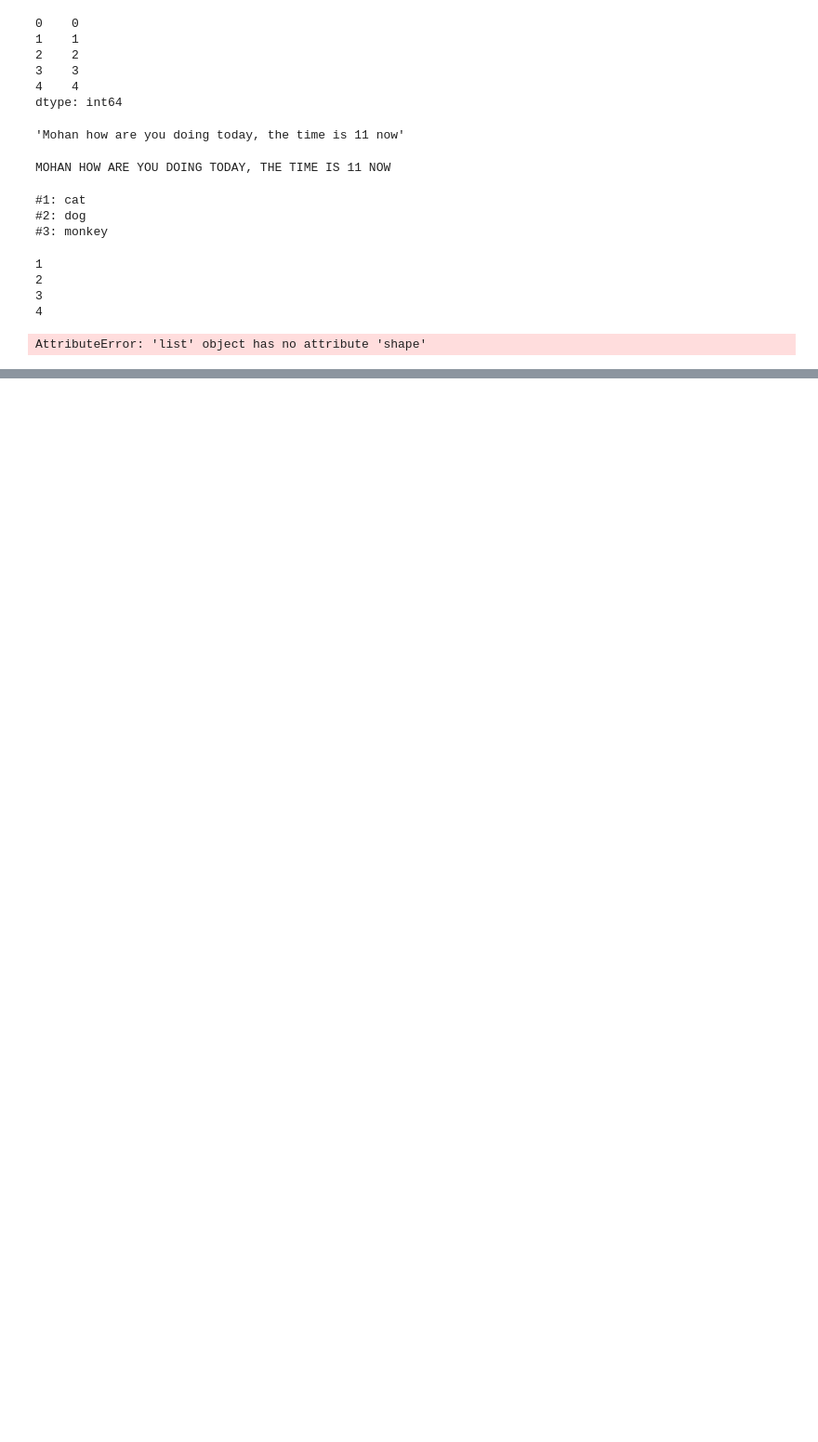
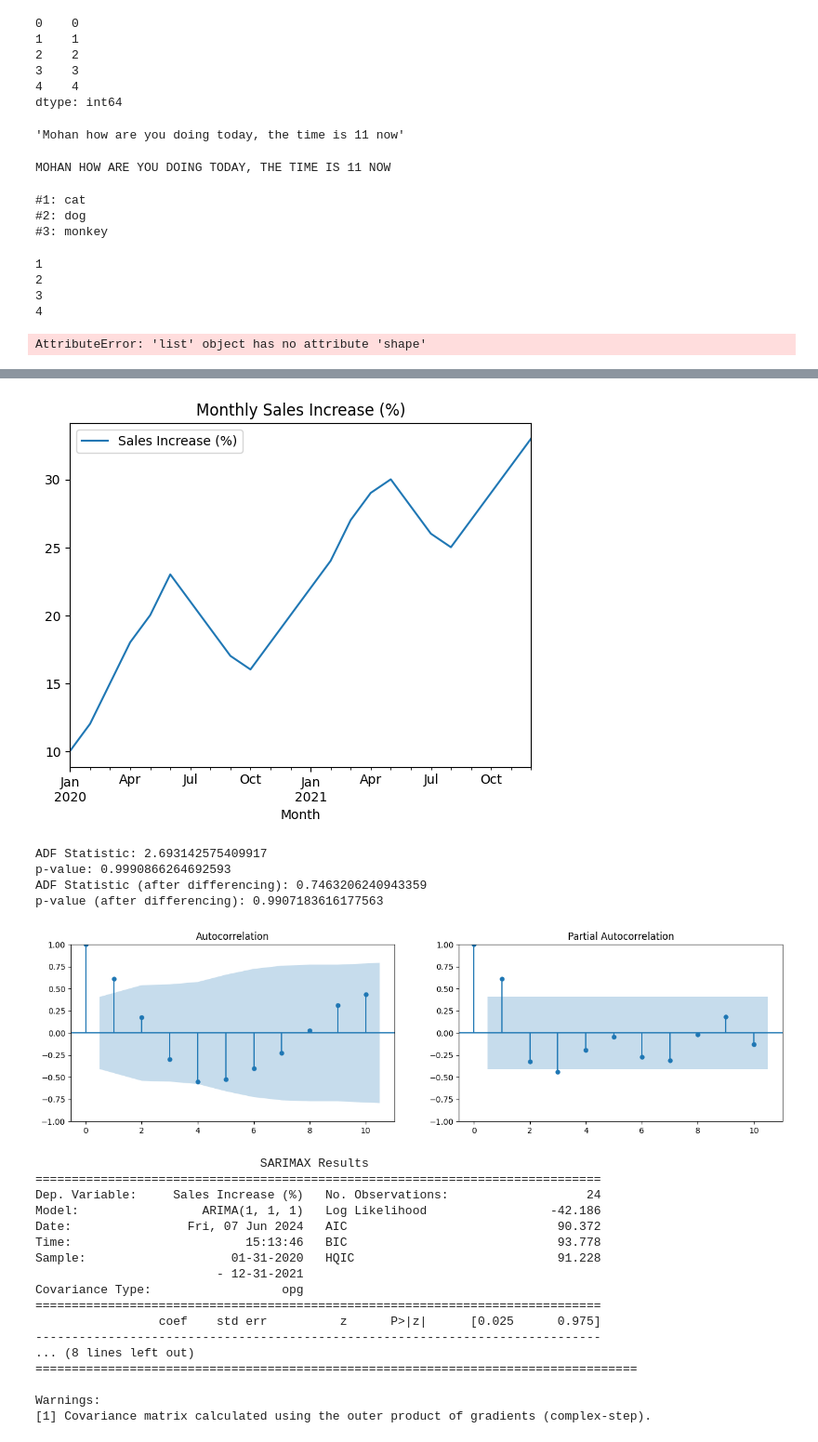
Before and after one commit to Mohan-this-side/Leetcode_Grind, a Jupyter notebook: Rough_work.ipynb, the cells around one changed output, grey strips where cells are left out. Shown at 93% size. Saved outputs shown, nothing was run; the diff lists cells and outputs as text; code cells hidden in the pictures; blank space fills up the shorter version.

```diff
--- a/Rough_work.ipynb
+++ b/Rough_work.ipynb
@@ -530,0 +865,80 @@ AttributeError: 'list' object has no attribute 'shape'
+# %%
+import pandas as pd
+import numpy as np
+import matplotlib.pyplot as plt
+from statsmodels.tsa.stattools import adfuller
+from statsmodels.graphics.tsaplots import plot_acf, plot_pacf
+from statsmodels.tsa.arima.model import ARIMA
+
+# Step 1: Data Preparation
+data = {
+    'Month': pd.date_range(start='2020-01-01', periods=24, freq='M'),
+    'Sales Increase (%)': [10, 12, 15, 18, 20, 23, 21, 19, 17, 16, 18, 20,
+                           22, 24, 27, 29, 30, 28, 26, 25, 27, 29, 31, 33]
+}
+df = pd.DataFrame(data)
+df.set_index('Month', inplace=True)
+
+# Step 2: Data Exploration and Visualization
+df.plot()
+plt.title('Monthly Sales Increase (%)')
+plt.show()
+
+# Step 3: Stationarity Check
+result = adfuller(df['Sales Increase (%)'])
+print('ADF Statistic:', result[0])
+print('p-value:', result[1])
+
+# Differencing to make the series stationary if necessary
+df['Sales Increase Diff'] = df['Sales Increase (%)'].diff().dropna()
+
+# Check stationarity again if needed
+result = adfuller(df['Sales Increase Diff'].dropna())
+print('ADF Statistic (after differencing):', result[0])
+print('p-value (after differencing):', result[1])
+
+# Step 4: Model Identification
+fig, axes = plt.subplots(1, 2, figsize=(16, 4))
+plot_acf(df['Sales Increase Diff'].dropna(), lags=10, ax=axes[0])
+plot_pacf(df['Sales Increase Diff'].dropna(), lags=10, ax=axes[1])
+plt.show()
+
+# Step 5: Model Estimation
+model = ARIMA(df['Sales Increase (%)'], order=(1, 1, 1))
+model_fit = model.fit()
+
+# Step 6: Model Validation
+print(model_fit.summary())
+residuals = model_fit.resid
+plt.figure(figsize=(10, 6))
+plt.plot(residuals)
+plt.title('Residuals')
+plt.show()
+
+# Step 7: Forecasting
+forecast = model_fit.forecast(steps=6)  # Forecast the next 6 months
+print(forecast)
+# %% [output]
+[figure, added]
+ADF Statistic: 2.693142575409917
+p-value: 0.9990866264692593
+ADF Statistic (after differencing): 0.7463206240943359
+p-value (after differencing): 0.9907183616177563
+[figure, added]
+                               SARIMAX Results
+==============================================================================
+Dep. Variable:     Sales Increase (%)   No. Observations:                   24
+Model:                 ARIMA(1, 1, 1)   Log Likelihood                 -42.186
+Date:                Fri, 07 Jun 2024   AIC                             90.372
+Time:                        15:13:46   BIC                             93.778
+Sample:                    01-31-2020   HQIC                            91.228
+                         - 12-31-2021
+Covariance Type:                  opg
+==============================================================================
+                 coef    std err          z      P>|z|      [0.025      0.975]
+------------------------------------------------------------------------------
+... (8 lines left out)
+===================================================================================
+
+Warnings:
+[1] Covariance matrix calculated using the outer product of gradients (complex-step).
```
Also changed, not shown: parts of 31 cells of this notebook, 1 other file.
